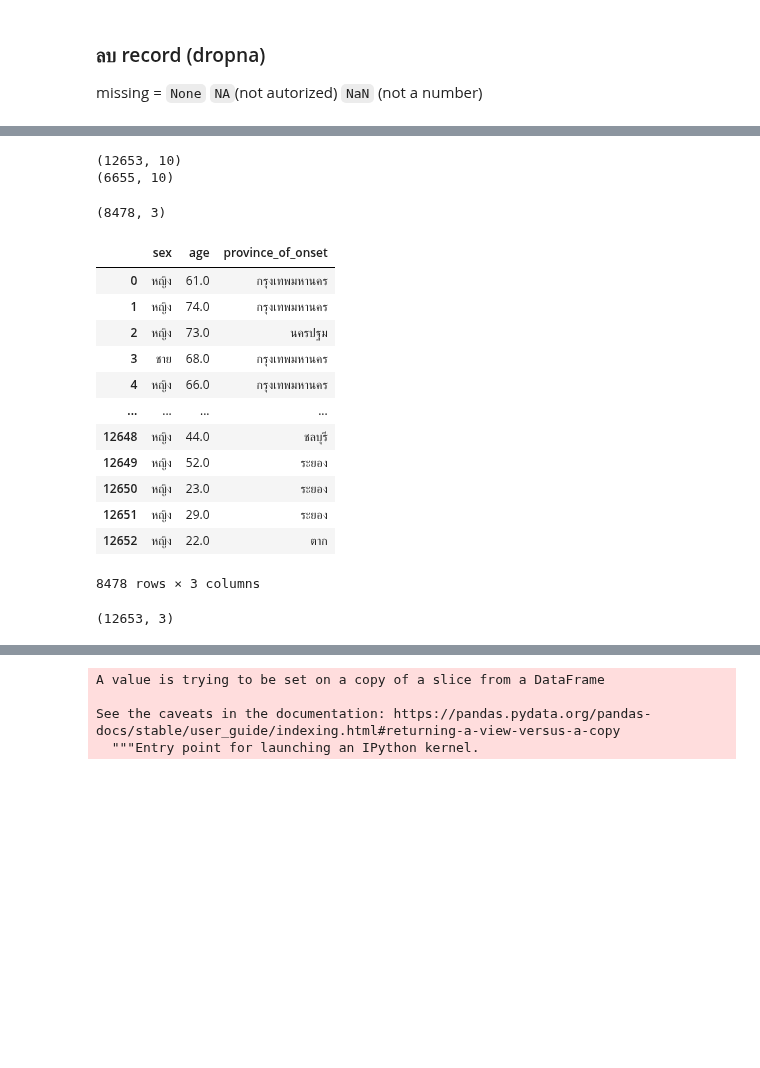
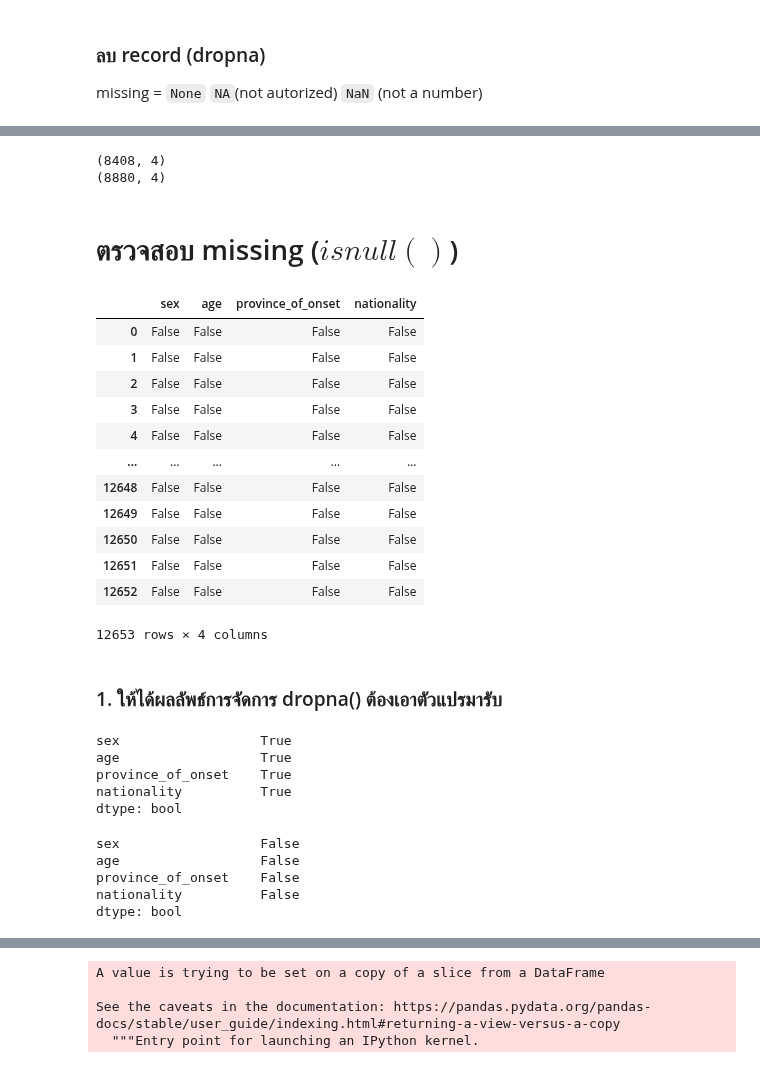
Before and after one commit to mintra-tippayaratsontorn/data_viz_2022, a Jupyter notebook: Pandas101.ipynb, the cells around one changed output, grey strips where cells are left out. Saved outputs shown, nothing was run; the diff lists cells and outputs as text; code cells hidden in the pictures; blank space fills up the shorter version.

```diff
--- a/Pandas101.ipynb
+++ b/Pandas101.ipynb
@@ -499,31 +550,26 @@ this_data.shape #(12423, 3)
 # %%
-print(data_covid.shape)
-print(data_covid.dropna().shape)
+print(this_data.dropna().shape)
+print(this_data.dropna(subset=['sex','age']).shape)
 # %% [output]
-(12653, 10)
-(6655, 10)
+(8408, 4)
+(8880, 4)
-# %%
-this_data.dropna().shape
-# %% [output]
-(8478, 3)
+# %% [markdown]
+# ตรวจสอบ missing ($isnull()$)
 # %%
-this_data.dropna()
+this_data.isnull()
 # %% [output]
-|  | sex | age | province_of_onset |
-| 0 | หญิง | 61.0 | กรุงเทพมหานคร |
-| 1 | หญิง | 74.0 | กรุงเทพมหานคร |
-| 2 | หญิง | 73.0 | นครปฐม |
-| 3 | ชาย | 68.0 | กรุงเทพมหานคร |
-| 4 | หญิง | 66.0 | กรุงเทพมหานคร |
-| ... | ... | ... | ... |
-| 12648 | หญิง | 44.0 | ชลบุรี |
-| 12649 | หญิง | 52.0 | ระยอง |
-| 12650 | หญิง | 23.0 | ระยอง |
-| 12651 | หญิง | 29.0 | ระยอง |
-| 12652 | หญิง | 22.0 | ตาก |
+|  | sex | age | province_of_onset | nationality |
+| 0 | False | False | False | False |
+| 1 | False | False | False | False |
+| 2 | False | False | False | False |
+| 3 | False | False | False | False |
+| 4 | False | False | False | False |
+| ... | ... | ... | ... | ... |
+| 12648 | False | False | False | False |
+| 12649 | False | False | False | False |
+| 12650 | False | False | False | False |
+| 12651 | False | False | False | False |
+| 12652 | False | False | False | False |
-8478 rows × 3 columns
+12653 rows × 4 columns
-# %%
-this_data.dropna()
-print(this_data.shape)
-# %% [output]
-(12653, 3)
+# %% [markdown]
+### 1. ให้ได้ผลลัพธ์การจัดการ dropna() ต้องเอาตัวแปรมารับ
@@ -529,0 +578,22 @@ print(this_data.shape)
+# %%
+this_data.isnull().any()  # เอาค่าความจริงใน column มา OR กัน
+
+# มี missing ขึ้น true
+# ไม่มี missing ขึ้น false
+# %% [output]
+sex                  True
+age                  True
+province_of_onset    True
+nationality          True
+dtype: bool
+# %%
+this_data.isnull().all()  # เอาค่าความจริงใน column มา AND กัน
+
+# มี missing ขึ้น true
+# ไม่มี missing ขึ้น false
+# %% [output]
+sex                  False
+age                  False
+province_of_onset    False
+nationality          False
+dtype: bool
```
Also changed, not shown: parts of 33 cells of this notebook.
